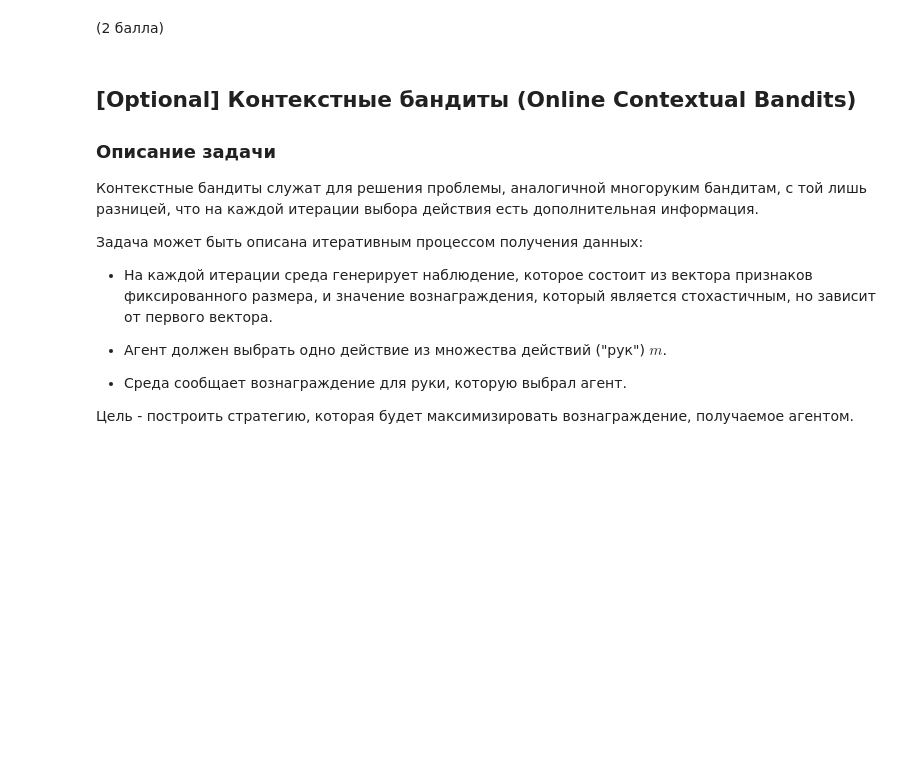
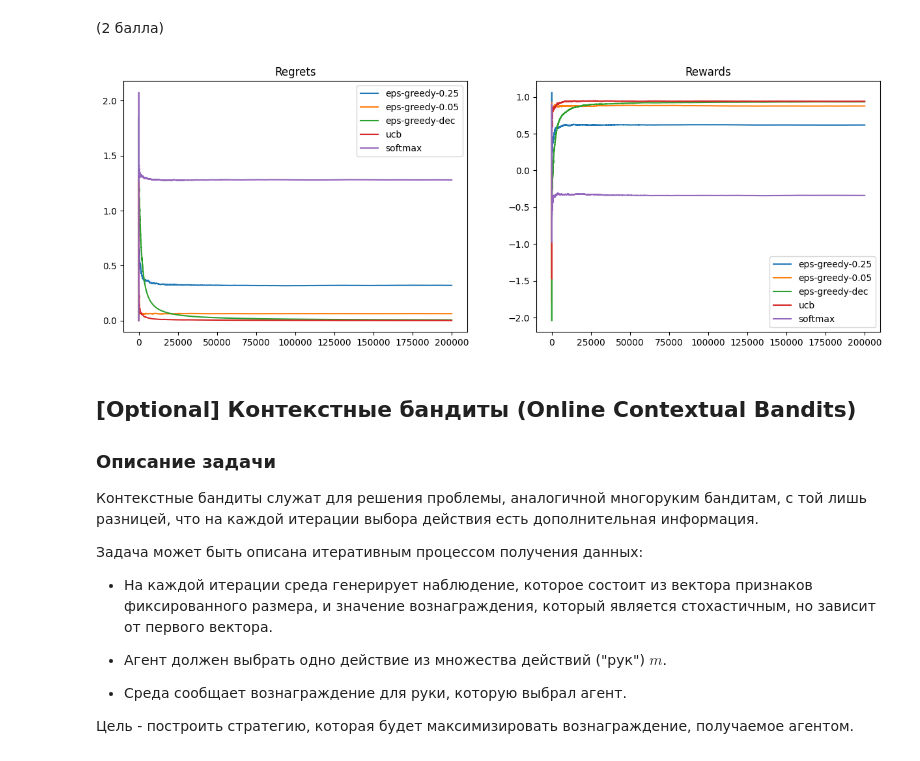
Before and after one commit to vagizD/RL, a Jupyter notebook: practices/prac8/prac8_1.ipynb, the cells around one changed output. Cells and saved outputs as stored; diff of their text form; code cells hidden in the pictures; blank space fills up the shorter version.

```diff
--- a/practices/prac8/prac8_1.ipynb
+++ b/practices/prac8/prac8_1.ipynb
@@ -202,35 +220,59 @@ import matplotlib.pyplot as plt
 %matplotlib inline
 
 seed = 42
 env = TenArmedBanditGaussian(seed=seed)
 n_actions = env.action_space.n
 n_trials = 200_000
 xs = np.arange(n_trials+1)
 eps_decay, ucb_const = .999, 2.
 softmax_t_inv, softmax_t_decay=1.0, 0.33
 
 # Evaluate and plot results for rand, eps-greedy, eps-greedy w/ decay and ucb agents
 agent_random = Agent('rand', n_actions, seed, eps=1.)
 agent_eps_greedy25 = Agent('eps-greedy-0.25', n_actions, seed, eps=0.25)
 agent_eps_greedy5 = Agent('eps-greedy-0.05', n_actions, seed, eps=0.05)
 agent_eps_greedy_decayed = Agent('eps-greedy-dec', n_actions, seed, eps=1.0, eps_decay=eps_decay)
 agent_ucb = Agent('ucb', n_actions, seed, ucb_const=ucb_const)
 agent_softmax = Agent('softmax', n_actions, seed, softmax_t_inv=softmax_t_inv, softmax_t_decay=softmax_t_decay)
 
 agents = [
     # agent_random,
     agent_eps_greedy25,
     agent_eps_greedy5,
     agent_eps_greedy_decayed,
     agent_ucb,
     agent_softmax,
 ]
 
 ####### Здесь ваш код ########
-raise NotImplementedError
+fig, (ax1, ax2) = plt.subplots(figsize=(15, 5), ncols=2)
+ax1.set(title="Regrets")
+ax2.set(title="Rewards")
+
+for agent in agents:
+    rewards, regrets = [0], [0]
+    n_steps, regret, ret = 0, 0, 0
+    for _ in range(n_trials):
+        action = agent.act()
+        _, reward, _, _, info = env.step(action)
+        agent.reinforce(action, reward)
+
+        n_steps += 1
+        regret += info['regret']
+        ret += reward
+
+        rewards.append(ret / n_steps)
+        regrets.append(regret / n_steps)
+
+    ax1.plot(xs, regrets, label=agent.name)
+    ax2.plot(xs, rewards, label=agent.name)
+ax1.legend()
+ax2.legend();
 ##############################
 
-plt.legend([agent.name for agent in agents])
+# plt.legend([agent.name for agent in agents])
+# %% [output]
+[figure, added]
 # %% [markdown]
 ## [Optional] Контекстные бандиты (Online Contextual Bandits)
 
```
Also changed, not shown: parts of 9 cells of this notebook, 1 other file.
